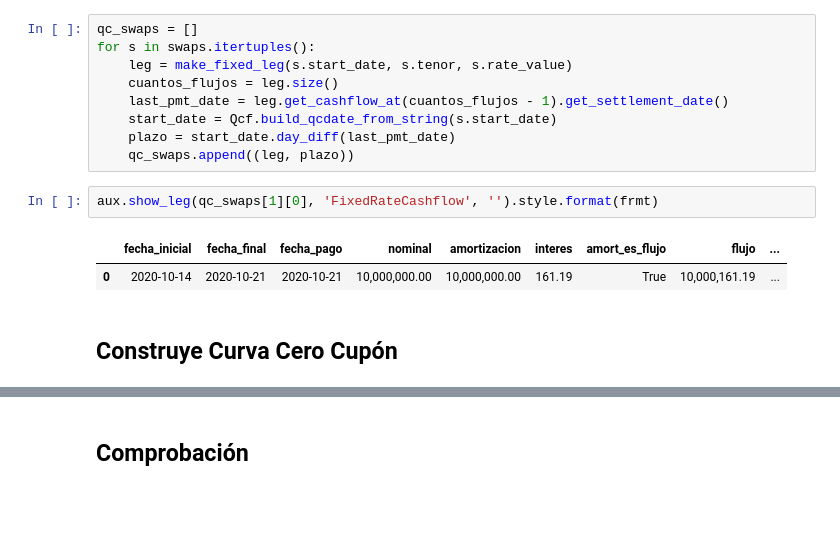
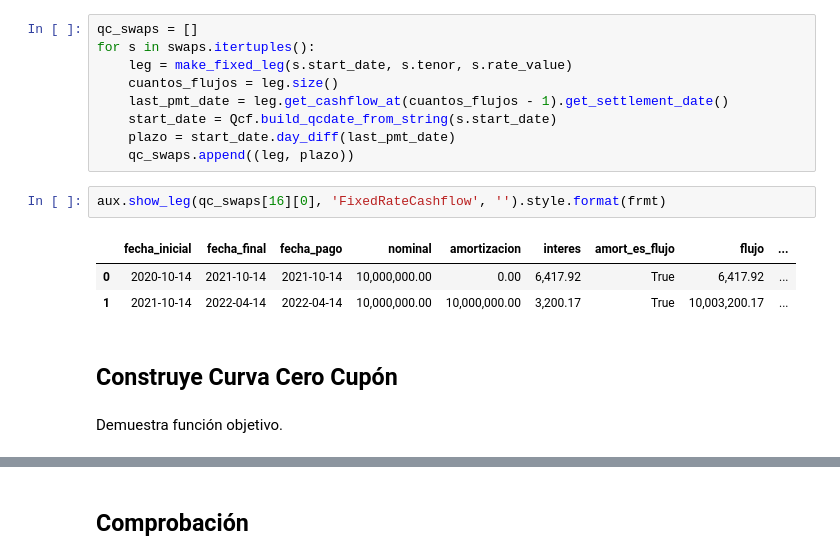
Before and after one commit to adiaz-efaa/mif-2020, a Jupyter notebook: 5_construccion_curva_ois.ipynb, the cells around one changed output, grey strips where cells are left out. Cells and saved outputs as stored; diff of their text form; blank space fills up the shorter version.

```diff
--- a/5_construccion_curva_ois.ipynb
+++ b/5_construccion_curva_ois.ipynb
@@ -256,9 +267,12 @@ for s in swaps.itertuples():
     plazo = start_date.day_diff(last_pmt_date)
     qc_swaps.append((leg, plazo))
 # %%
-aux.show_leg(qc_swaps[1][0], 'FixedRateCashflow', '').style.format(frmt)
+aux.show_leg(qc_swaps[16][0], 'FixedRateCashflow', '').style.format(frmt)
 # %% [output]
 |  | fecha_inicial | fecha_final | fecha_pago | nominal | amortizacion | interes | amort_es_flujo | flujo | ... |
-| 0 | 2020-10-14 | 2020-10-21 | 2020-10-21 | 10,000,000.00 | 10,000,000.00 | 161.19 | True | 10,000,161.19 | ... |
+| 0 | 2020-10-14 | 2021-10-14 | 2021-10-14 | 10,000,000.00 | 0.00 | 6,417.92 | True | 6,417.92 | ... |
+| 1 | 2021-10-14 | 2022-04-14 | 2022-04-14 | 10,000,000.00 | 10,000,000.00 | 3,200.17 | True | 10,003,200.17 | ... |
 # %% [markdown]
 ## Construye Curva Cero Cupón
+# %% [markdown]
+Demuestra función objetivo.
```
Also changed, not shown: parts of 9 cells of this notebook.
